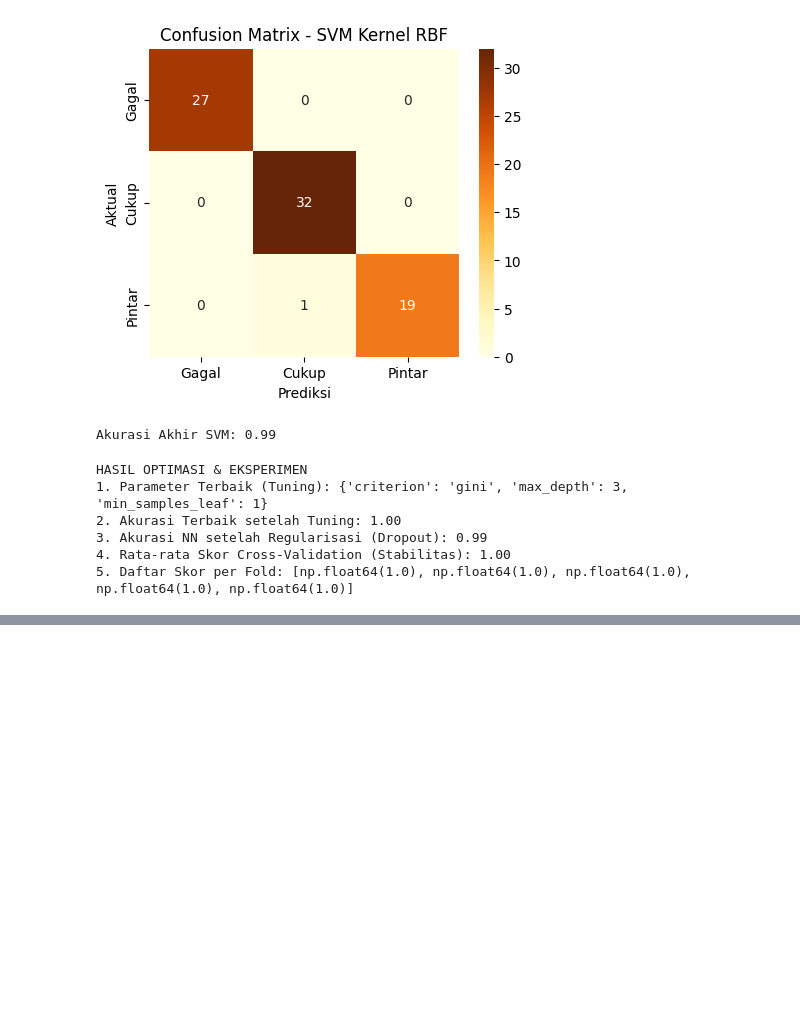
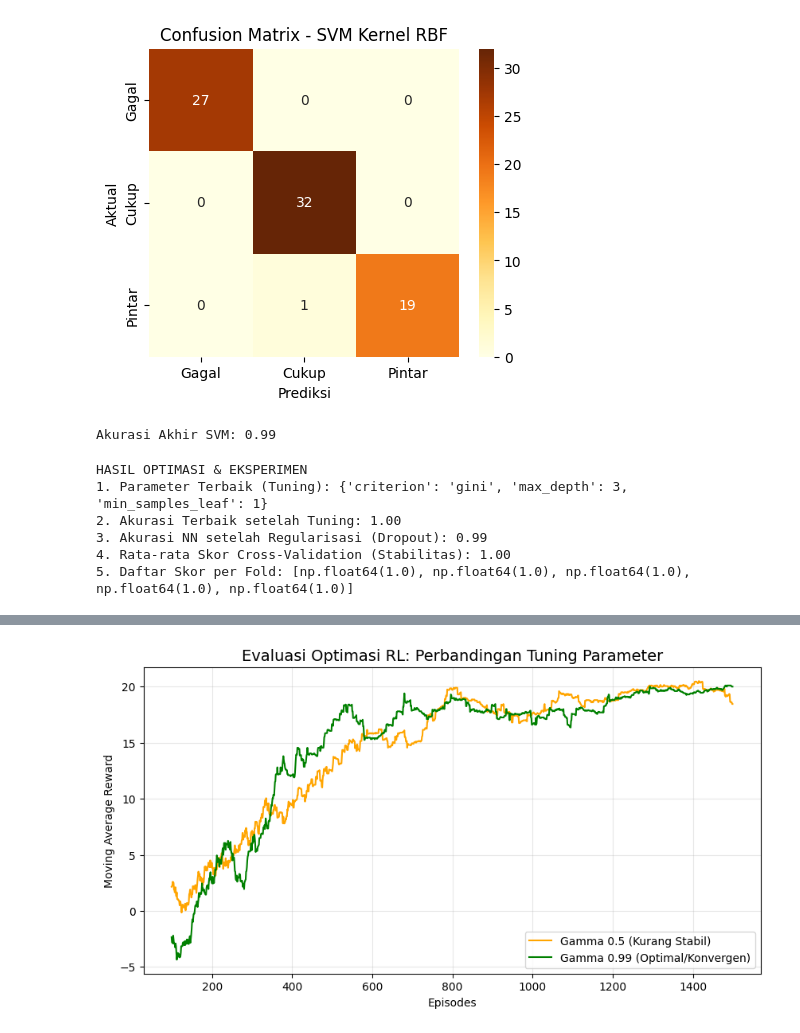
Before and after one commit to vaniajou/Sistem-Peringatan-Dini-Kegagalan-Siswa, a Jupyter notebook: Untitled6.ipynb, the cells around one changed output, grey strips where cells are left out. Cells and saved outputs as stored; diff of their text form; code cells hidden in the pictures; blank space fills up the shorter version.

```diff
--- a/Untitled6.ipynb
+++ b/Untitled6.ipynb
@@ -428,3 +428,90 @@ HASIL OPTIMASI & EKSPERIMEN
 3. Akurasi NN setelah Regularisasi (Dropout): 0.99
 4. Rata-rata Skor Cross-Validation (Stabilitas): 1.00
 5. Daftar Skor per Fold: [np.float64(1.0), np.float64(1.0), np.float64(1.0), np.float64(1.0), np.float64(1.0)]
+# %%
+# BAB 10: IMPLEMENTASI & OPTIMASI REINFORCEMENT LEARNING (RL)
+
+import gymnasium as gym
+from gymnasium import spaces
+
+class SiswaRLenv(gym.Env):
+    def __init__(self, features, model):
+        super(SiswaRLenv, self).__init__()
+        self.features = features
+        self.model = model
+
+        self.action_space = spaces.Discrete(3)
+        self.observation_space = spaces.Box(low=-5, high=5, shape=(features.shape[1],), dtype=np.float32)
+        self.current_idx = 0
+
+    def reset(self, seed=None, options=None):
+        super().reset(seed=seed)
+        self.current_idx = np.random.randint(0, len(self.features))
+        return self.features[self.current_idx].astype(np.float32), {}
+
+    def step(self, action):
+        state = self.features[self.current_idx]
+
+        status_awal = self.model.predict(state.reshape(1, -1))[0]
+
+        reward = 0
+        if status_awal == 0:
+            if action == 2: reward = 30
+            elif action == 1: reward = 15
+            else: reward = -40
+        else:
+            if action == 0: reward = 20
+            else: reward = -15
+
+        return state.astype(np.float32), reward, True, False, {}
+
+def train_agent(env, episodes=1500, gamma=0.95):
+    q_table = {}
+    rewards_history = []
+    lr = 0.1
+    epsilon = 1.0
+
+    for _ in range(episodes):
+        state, _ = env.reset()
+        state_key = str(np.round(state, 1))
+        if state_key not in q_table: q_table[state_key] = np.zeros(3)
+
+        action = env.action_space.sample() if np.random.random() < epsilon else np.argmax(q_table[state_key])
+        _, reward, _, _, _ = env.step(action)
+
+        q_table[state_key][action] += lr * (reward + gamma * np.max(q_table[state_key]) - q_table[state_key][action])
+
+        epsilon *= 0.995
+        rewards_history.append(reward)
+    return rewards_history, q_table
+
+env_rl = SiswaRLenv(X_train_scaled, model_svm)
+
+print("Eksperimen 1: Tuning Gamma = 0.5...")
+res_low_g, _ = train_agent(env_rl, gamma=0.5)
+
+print("Eksperimen 2: Tuning Gamma = 0.99 (Optimal)...")
+res_high_g, final_q = train_agent(env_rl, gamma=0.99)
+
+plt.figure(figsize=(10, 5))
+plt.plot(pd.Series(res_low_g).rolling(100).mean(), label='Gamma 0.5 (Kurang Stabil)', color='orange')
+plt.plot(pd.Series(res_high_g).rolling(100).mean(), label='Gamma 0.99 (Optimal/Konvergen)', color='green')
+plt.title("Evaluasi Optimasi RL: Perbandingan Tuning Parameter", fontsize=14)
+plt.xlabel("Episodes")
+plt.ylabel("Moving Average Reward")
+plt.legend()
+plt.grid(alpha=0.3)
+plt.show()
+
+test_idx = 1
+sample_student = X_test_scaled[test_idx]
+pred_status = "Gagal" if model_svm.predict(sample_student.reshape(1,-1))[0] == 0 else "Aman"
+
+key = str(np.round(sample_student, 1))
+best_action = np.argmax(final_q[key]) if key in final_q else 0
+labels = ["A0: No Action", "A1: Tutorial Tambahan", "A2: Konseling Intensif"]
+
+print(f"\n--- OUTPUT SISTEM REKOMENDASI RL ---")
+print(f"Status Siswa Terdeteksi: {pred_status}")
+print(f"Rekomendasi Aksi Optimal: {labels[best_action]}")
+# %% [output]
@@ -430,0 +520 @@ HASIL OPTIMASI & EKSPERIMEN
+[figure, added]
```
Also changed, not shown: parts of 3 cells of this notebook.
